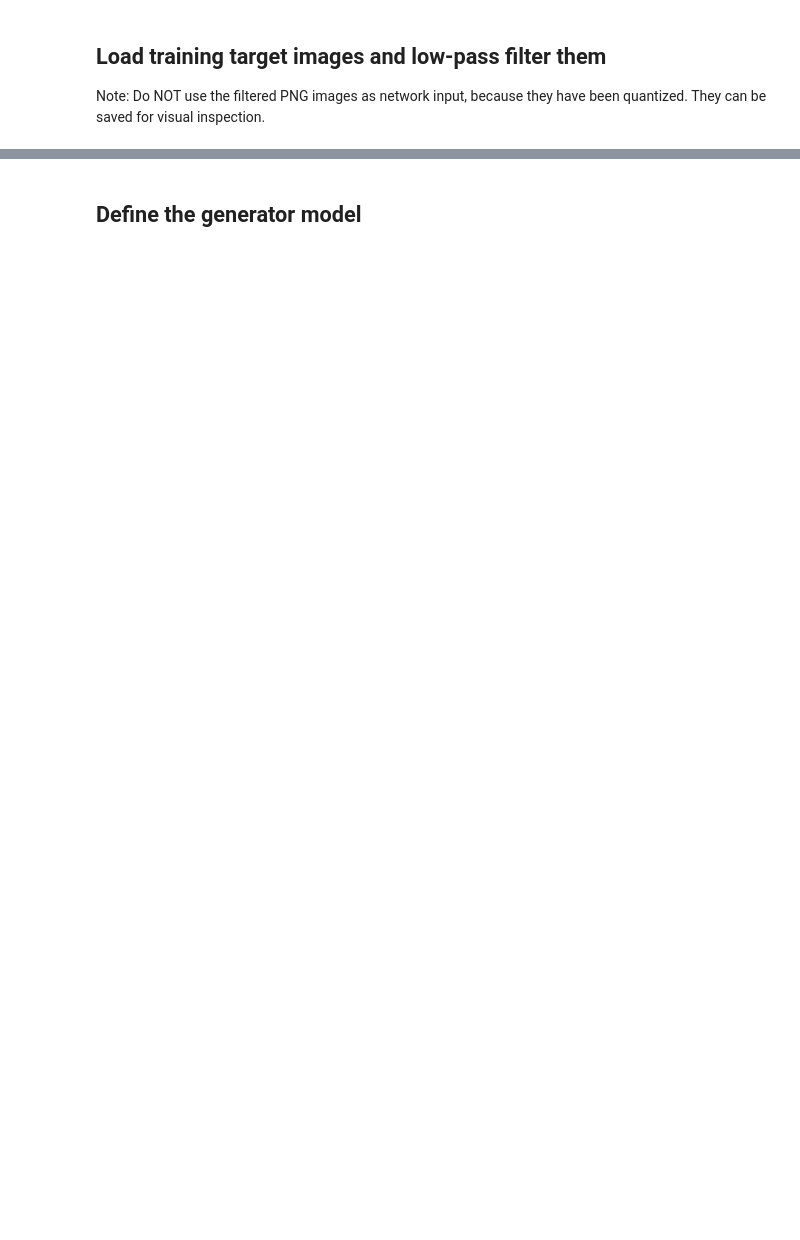
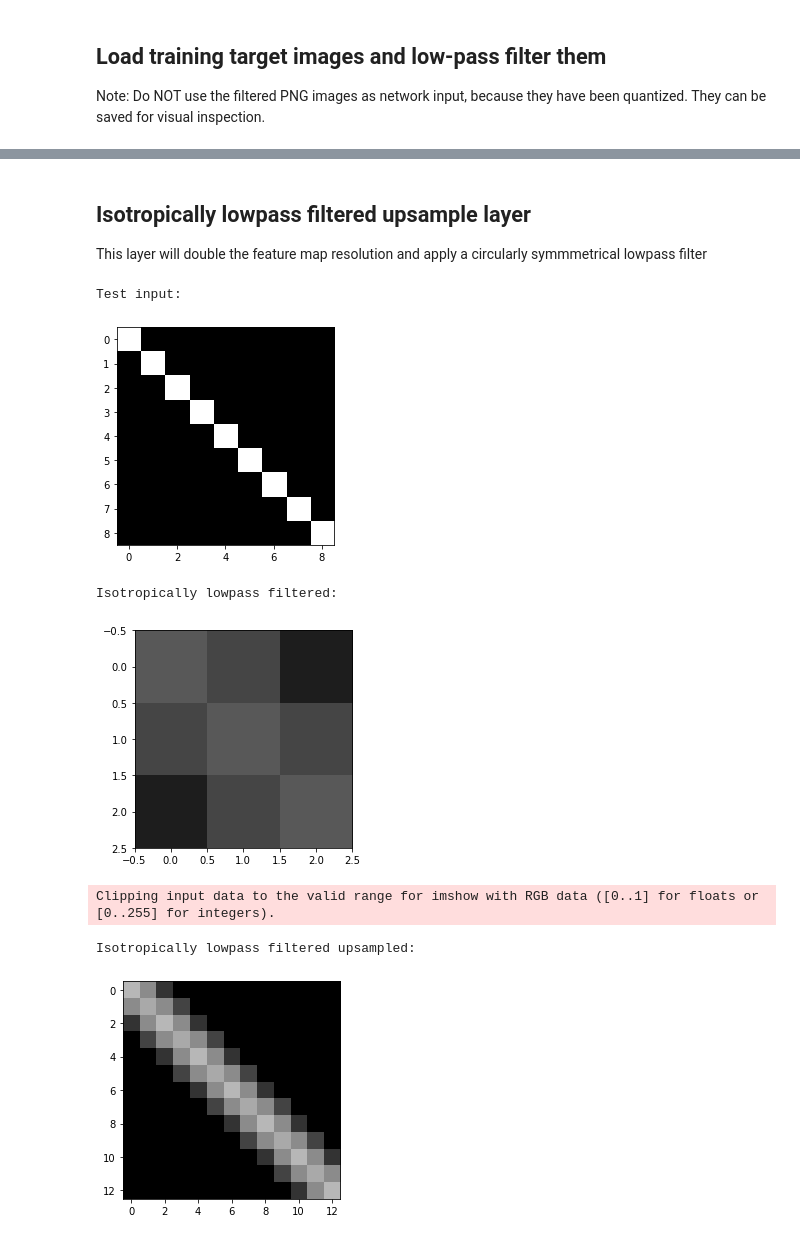
Before and after one commit to hamk-uas/drone-image-analysis, a Jupyter notebook: GAN_train_2021-10-13.ipynb, the cells around one changed output, grey strips where cells are left out. Saved outputs shown, nothing was run; the diff lists cells and outputs as text; code cells hidden in the pictures; blank space fills up the shorter version.

```diff
--- a/GAN_train_2021-10-13.ipynb
+++ b/GAN_train_2021-10-13.ipynb
@@ -125,3 +109,80 @@ def init_antial(layer):
 # %% [markdown]
-## Define the generator model
+## Isotropically lowpass filtered upsample layer
+This layer will double the feature map resolution and apply a circularly symmmetrical lowpass filter
+# %%
+class IsotropicalLowpassFilterLayer(tf.keras.layers.Layer):
+    def __init__(self, cutoff, kernel_size, padding='valid'):
+        super(IsotropicalLowpassFilterLayer, self).__init__()
+        self.kernel_prototype = windowed_circular_lowpass_kernel(cutoff, kernel_size)
+        self.kernel_size = kernel_size
+        self.padding = padding
+
+    def build(self, input_shape):
+        self.filtering = tf.keras.layers.DepthwiseConv2D(self.kernel_size, trainable=False, strides=1, padding=self.padding, use_bias=False, weights=[channeled_kernel(self.kernel_prototype, input_shape[-1])])
+
+    def call(self, inputs):
+        return self.filtering(inputs)
+
+def get_upsample_multiplication_tensor(input_shape):
+    tile = tf.constant([[0, 0], [0, 4]], dtype=tf.float32)
+    return tf.reshape(tf.tile(tile, [input_shape[-3], input_shape[-2]]), (1, input_shape[-3]*2, input_shape[-2]*2, 1))
+
+class IsotropicallyLowpassFilteredUpsampleLayer(tf.keras.layers.Layer):
+    def __init__(self, cutoff, kernel_size, padding='valid'):
+        super(IsotropicallyLowpassFilteredUpsampleLayer, self).__init__()
+        self.upsampling = tf.keras.layers.UpSampling2D(size = (2, 2), interpolation='nearest')
+        self.multiply = tf.keras.layers.Multiply()
+        self.zeropadding = tf.keras.layers.ZeroPadding2D(padding = ((0, 1), (0, 1)))
+        self.kernel_prototype = windowed_circular_lowpass_kernel(cutoff, kernel_size)
+        self.kernel_size = kernel_size
+        self.padding = padding
+
+    def build(self, input_shape):
+        self.multiplication_tensor = get_upsample_multiplication_tensor(input_shape)
+        self.filtering = tf.keras.layers.DepthwiseConv2D(self.kernel_size, trainable=False, strides=1, padding=self.padding, use_bias=False, weights=[channeled_kernel(self.kernel_prototype, input_shape[-1])])
+
+    def call(self, inputs):
+        x = self.upsampling(inputs)
+        x = self.multiply([x, self.multiplication_tensor])
+        x = self.zeropadding(x)
+        x = self.filtering(x)
+        return x
+
+print("Test input:")
+input_shapes = (aa_kernel_size + 2, aa_kernel_size + 2, 3)
+eye = tf.repeat(tf.expand_dims(tf.repeat(tf.expand_dims(tf.eye(input_shapes[0], input_shapes[1]), -1), repeats = input_shapes[2], axis = -1), 0), repeats = batch_size, axis = 0)
+plt.imshow(eye[0])
+plt.show()
+
+def TestModel(input_shapes):
+    inputs = tf.keras.Input(input_shapes)
+    outputs = IsotropicalLowpassFilterLayer(np.pi/oversampling, aa_kernel_size)(inputs)
+    model = tf.keras.Model(inputs=inputs, outputs=outputs)
+    return model
+
+print("Isotropically lowpass filtered:")
+model = TestModel(input_shapes)
+output = model(eye)
+plt.imshow(output[0])
+plt.show()
+
+def TestModel(input_shapes):
+    inputs = tf.keras.Input(input_shapes)
+    outputs = IsotropicallyLowpassFilteredUpsampleLayer(np.pi/oversampling, aa_kernel_size)(inputs)
+    model = tf.keras.Model(inputs=inputs, outputs=outputs)
+    return model
+
+print("Isotropically lowpass filtered upsampled:")
+model = TestModel(input_shapes)
+output = model(eye)
+plt.imshow(output[0])
+plt.show()
+# %% [output]
+Test input:
+[figure, added]
+Isotropically lowpass filtered:
+[figure, added]
+Clipping input data to the valid range for imshow with RGB data ([0..1] for floats or [0..255] for integers).
+Isotropically lowpass filtered upsampled:
+[figure, added]
 # %% [markdown]
```
Also changed, not shown: parts of 9 cells of this notebook.
